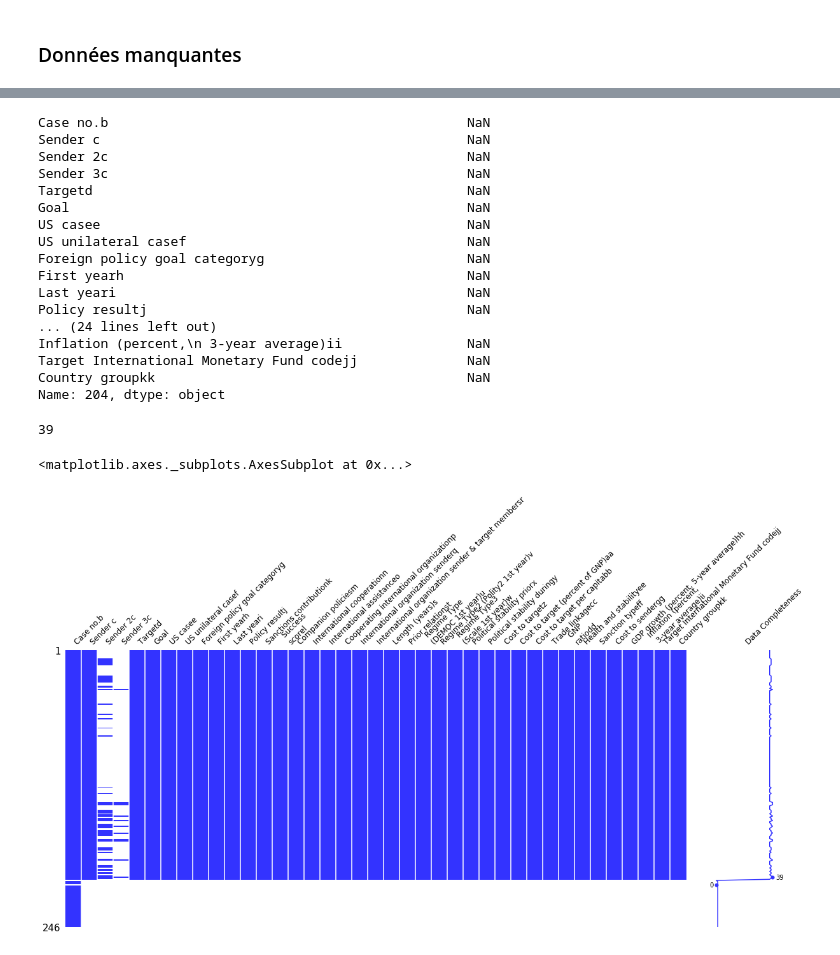
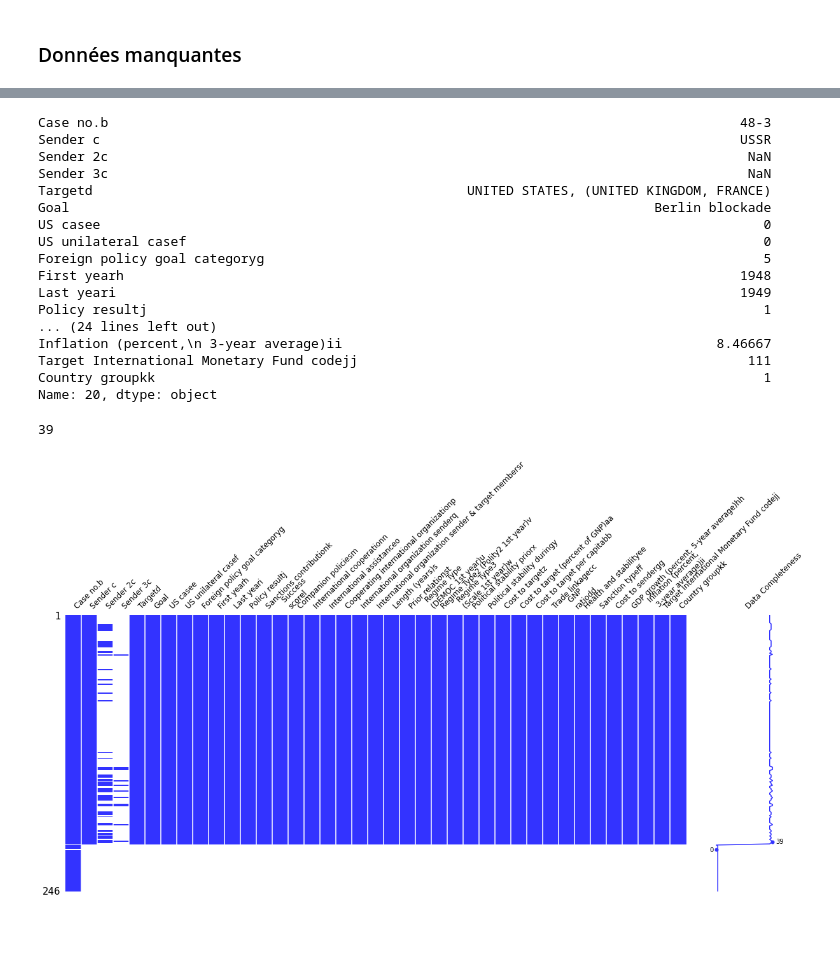
Before and after one commit to cedricsoares/economic_sanction_model, a Jupyter notebook: Sanction_eco.ipynb, the cells around one changed output, grey strips where cells are left out. Cells and saved outputs as stored; diff of their text form; code cells hidden in the pictures.

Commit message:
(CS) Fix first year and last year columns issues

```diff
--- a/Sanction_eco.ipynb
+++ b/Sanction_eco.ipynb
@@ -29,4 +30,4 @@ import missingno as msno
 # %% [markdown]
 ## _Découverte des données_
 # %%
-df =  pd.read_excel('DATABASE.xls', skiprows=2, header=1)
+df =  pd.read_excel('data/DATABASE.xls', skiprows=2, header=1)
@@ -157,32 +140,33 @@ msno.bar(df[val_manq],\
 # %%
 df.iloc[20]
 # %% [output]
-Case no.b                                              NaN
-Sender c                                               NaN
-Sender 2c                                              NaN
-Sender 3c                                              NaN
-Targetd                                                NaN
-Goal                                                   NaN
-US casee                                               NaN
-US unilateral casef                                    NaN
-Foreign policy goal categoryg                          NaN
-First yearh                                            NaN
-Last yeari                                             NaN
-Policy resultj                                         NaN
+Case no.b                                                                                 48-3
+Sender c                                                                                  USSR
+Sender 2c                                                                                  NaN
+Sender 3c                                                                                  NaN
+Targetd                                                UNITED STATES, (UNITED KINGDOM, FRANCE)
+Goal                                                                           Berlin blockade
+US casee                                                                                     0
+US unilateral casef                                                                          0
+Foreign policy goal categoryg                                                                5
+First yearh                                                                               1948
+Last yeari                                                                                1949
+Policy resultj                                                                               1
 ... (24 lines left out)
-Inflation (percent,\n 3-year average)ii                NaN
-Target International Monetary Fund codejj              NaN
-Country groupkk                                        NaN
-Name: 204, dtype: object
+Inflation (percent,\n 3-year average)ii                                                8.46667
+Target International Monetary Fund codejj                                                  111
+Country groupkk                                                                              1
+Name: 20, dtype: object
 # %%
 len(val_manq)
 # %% [output]
 39
 # %%
-msno.matrix(df[val_manq],width_ratios=(10,1), figsize=(20,8),color=(0.2, 0.2, 1),fontsize=12,sparkline=True,labels=True)
+msno.matrix(df[val_manq],width_ratios=(10,1), figsize=(20,8),color=(0.2, 0.2, 1)
+                                        ,fontsize=12,sparkline=True,labels=True)
+plt.show()
 # %% [output]
-<matplotlib.axes._subplots.AxesSubplot at 0x...>
-[figure, old version]
+[figure, new version]
 # %%
 df.columns
 # %% [output]
```
Also changed, not shown: parts of 28 cells of this notebook.
